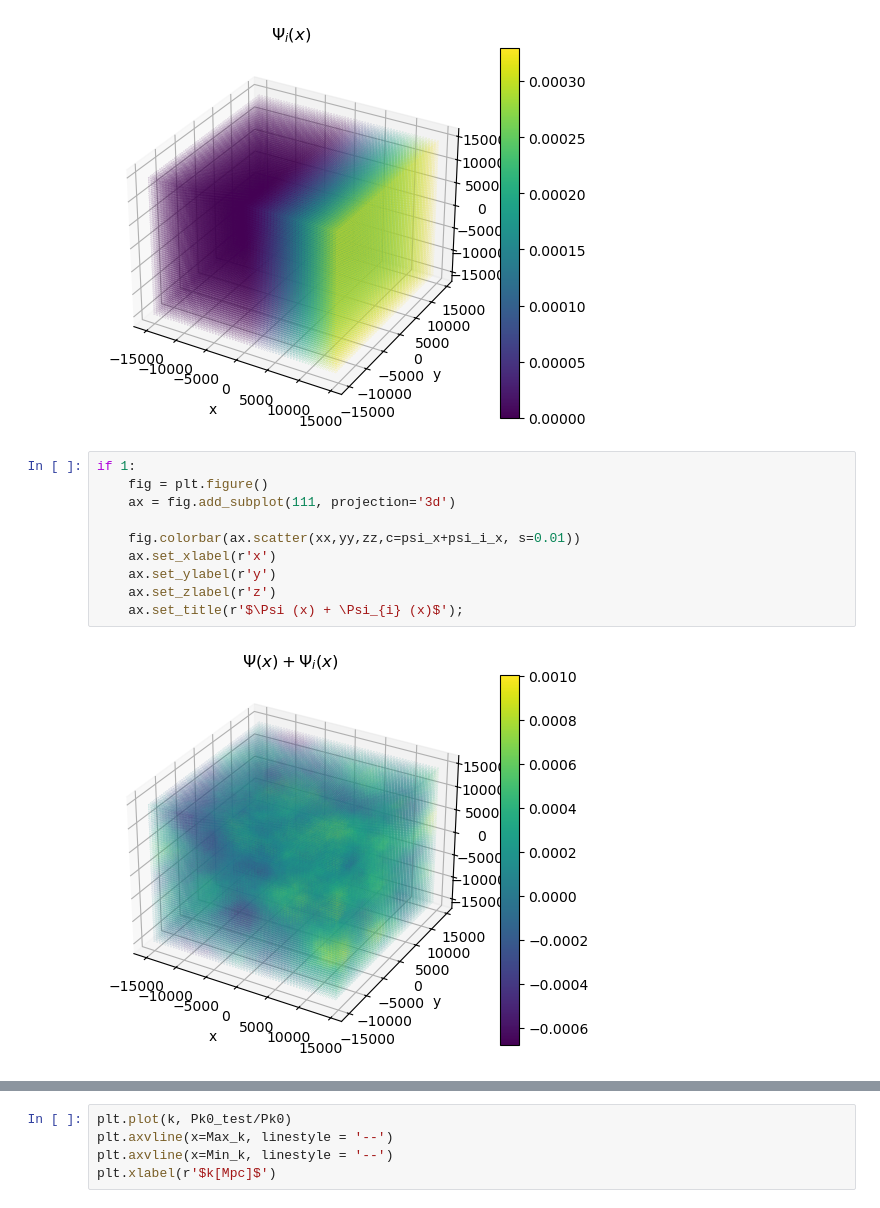
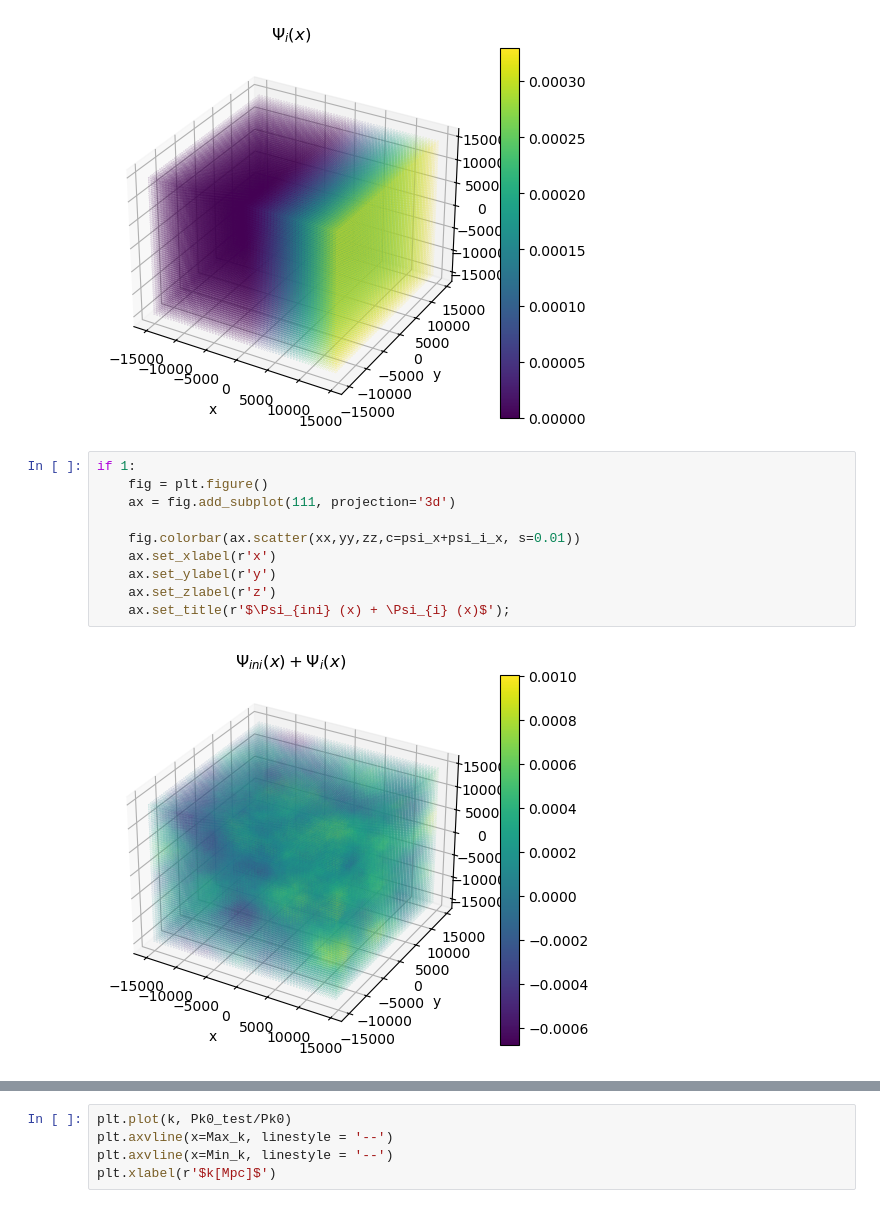
Before and after one commit to catketchup/ReCCO, a Jupyter notebook: code/Pylian_test.ipynb, the cells around one changed output, grey strips where cells are left out. Cells and saved outputs as stored; diff of their text form.

```diff
--- a/code/Pylian_test.ipynb
+++ b/code/Pylian_test.ipynb
@@ -269,13 +261,13 @@ if 1:
 # %%
 if 1:
     fig = plt.figure()
     ax = fig.add_subplot(111, projection='3d')
 
     fig.colorbar(ax.scatter(xx,yy,zz,c=psi_x+psi_i_x, s=0.01))
     ax.set_xlabel(r'x')
     ax.set_ylabel(r'y')
     ax.set_zlabel(r'z')
-    ax.set_title(r'$\Psi (x) + \Psi_{i} (x)$');
+    ax.set_title(r'$\Psi_{ini} (x) + \Psi_{i} (x)$');
 # %% [output]
-[figure, old version]
+[figure, new version]
 # %%
```
Also changed, not shown: parts of 24 cells of this notebook, 1 other file.
